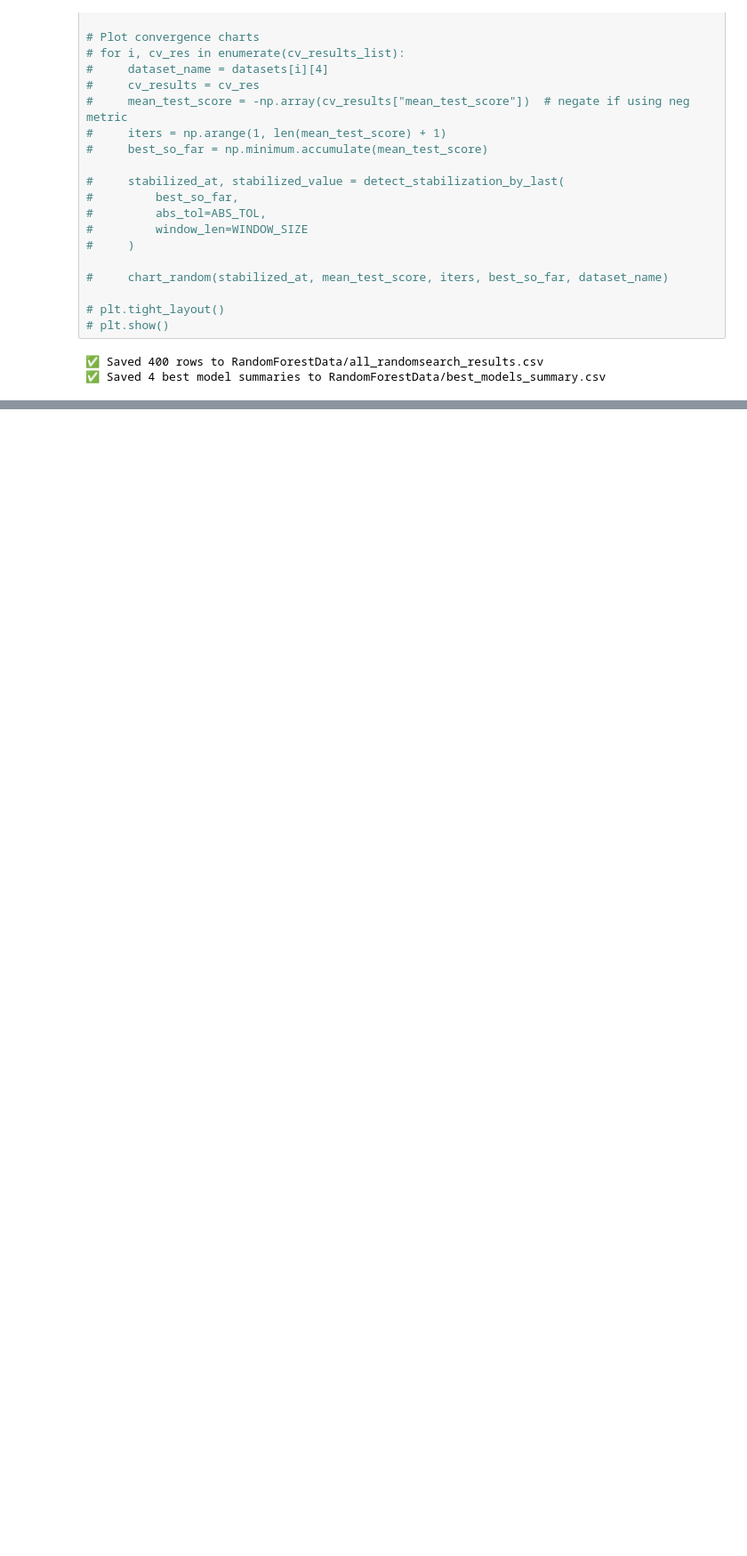
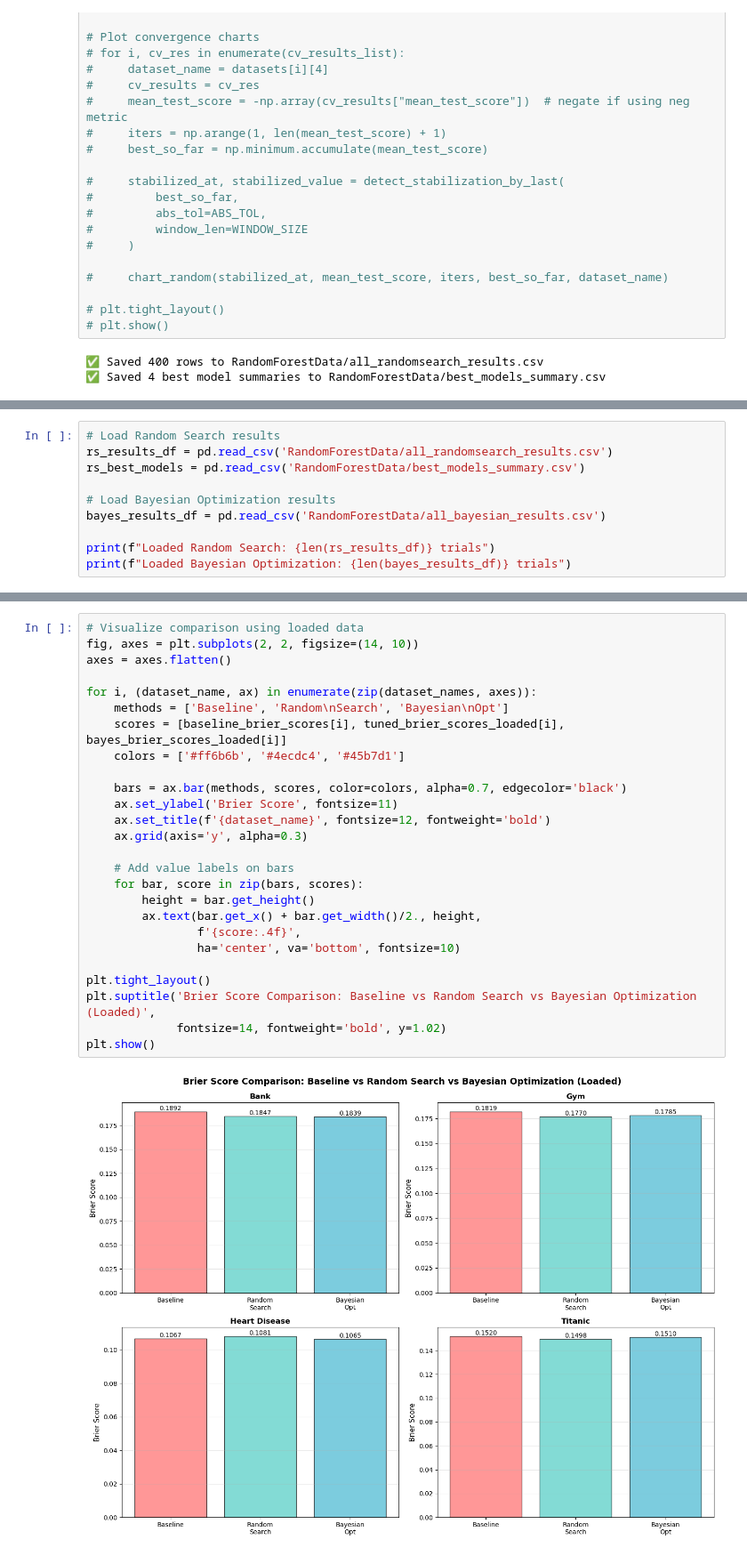
Before and after one commit to Wysocki-Piotr/Hyperparameter-optimization, a Jupyter notebook: RandomForest.ipynb, the cells around one changed output, grey strips where cells are left out. Shown at 89% size. Drawn from its saved outputs; the diff is of its cells as text; blank space fills up the shorter version.

```diff
--- a/RandomForest.ipynb
+++ b/RandomForest.ipynb
@@ -329,0 +698,10 @@ for i, (brier, baseline_brier, params, (_, _, _, _, dataset_name)) in enumerate(
+# %%
+# Load Random Search results
+rs_results_df = pd.read_csv('RandomForestData/all_randomsearch_results.csv')
+rs_best_models = pd.read_csv('RandomForestData/best_models_summary.csv')
+
+# Load Bayesian Optimization results
+bayes_results_df = pd.read_csv('RandomForestData/all_bayesian_results.csv')
+
+print(f"Loaded Random Search: {len(rs_results_df)} trials")
+print(f"Loaded Bayesian Optimization: {len(bayes_results_df)} trials")
@@ -329,0 +780,28 @@ for i, (brier, baseline_brier, params, (_, _, _, _, dataset_name)) in enumerate(
+# %%
+# Visualize comparison using loaded data
+fig, axes = plt.subplots(2, 2, figsize=(14, 10))
+axes = axes.flatten()
+
+for i, (dataset_name, ax) in enumerate(zip(dataset_names, axes)):
+    methods = ['Baseline', 'Random\nSearch', 'Bayesian\nOpt']
+    scores = [baseline_brier_scores[i], tuned_brier_scores_loaded[i], bayes_brier_scores_loaded[i]]
+    colors = ['#ff6b6b', '#4ecdc4', '#45b7d1']
+
+    bars = ax.bar(methods, scores, color=colors, alpha=0.7, edgecolor='black')
+    ax.set_ylabel('Brier Score', fontsize=11)
+    ax.set_title(f'{dataset_name}', fontsize=12, fontweight='bold')
+    ax.grid(axis='y', alpha=0.3)
+
+    # Add value labels on bars
+    for bar, score in zip(bars, scores):
+        height = bar.get_height()
+        ax.text(bar.get_x() + bar.get_width()/2., height,
+                f'{score:.4f}',
+                ha='center', va='bottom', fontsize=10)
+
+plt.tight_layout()
+plt.suptitle('Brier Score Comparison: Baseline vs Random Search vs Bayesian Optimization (Loaded)',
+             fontsize=14, fontweight='bold', y=1.02)
+plt.show()
+# %% [output]
+[figure, added]
```
Also changed, not shown: parts of 28 cells of this notebook, 9 other files.
